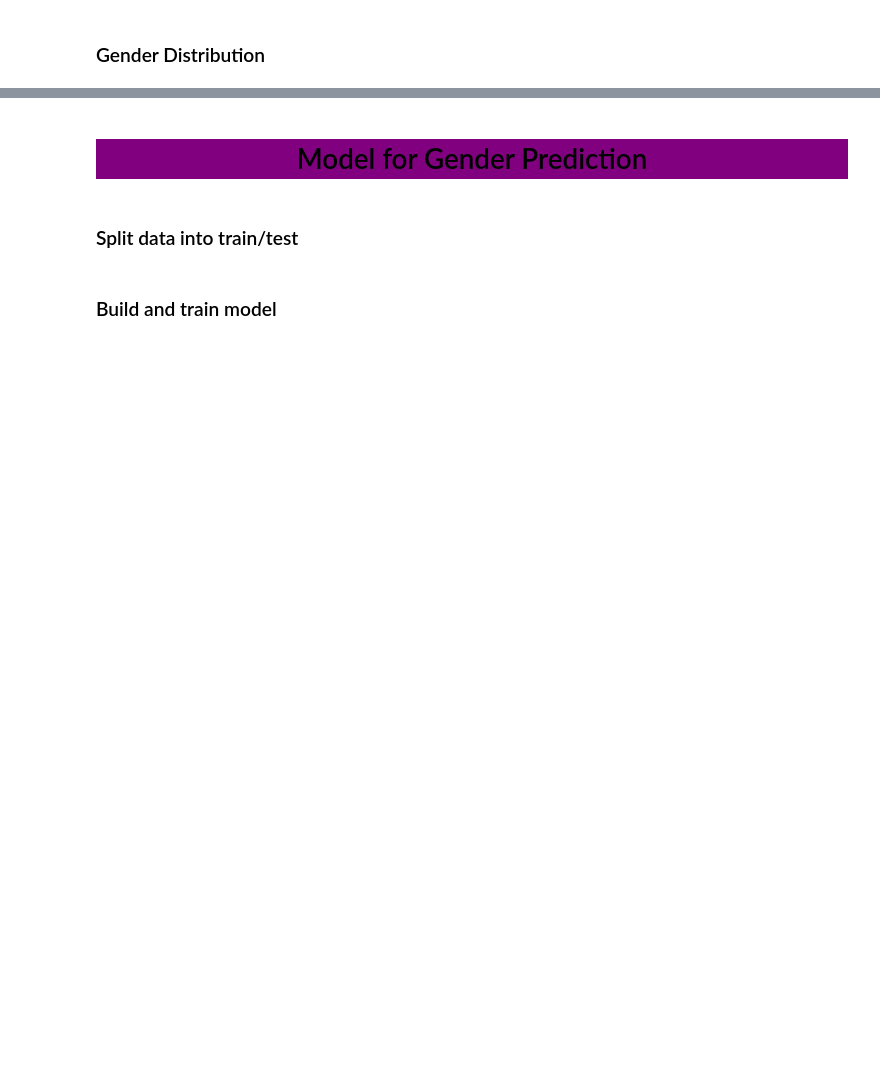
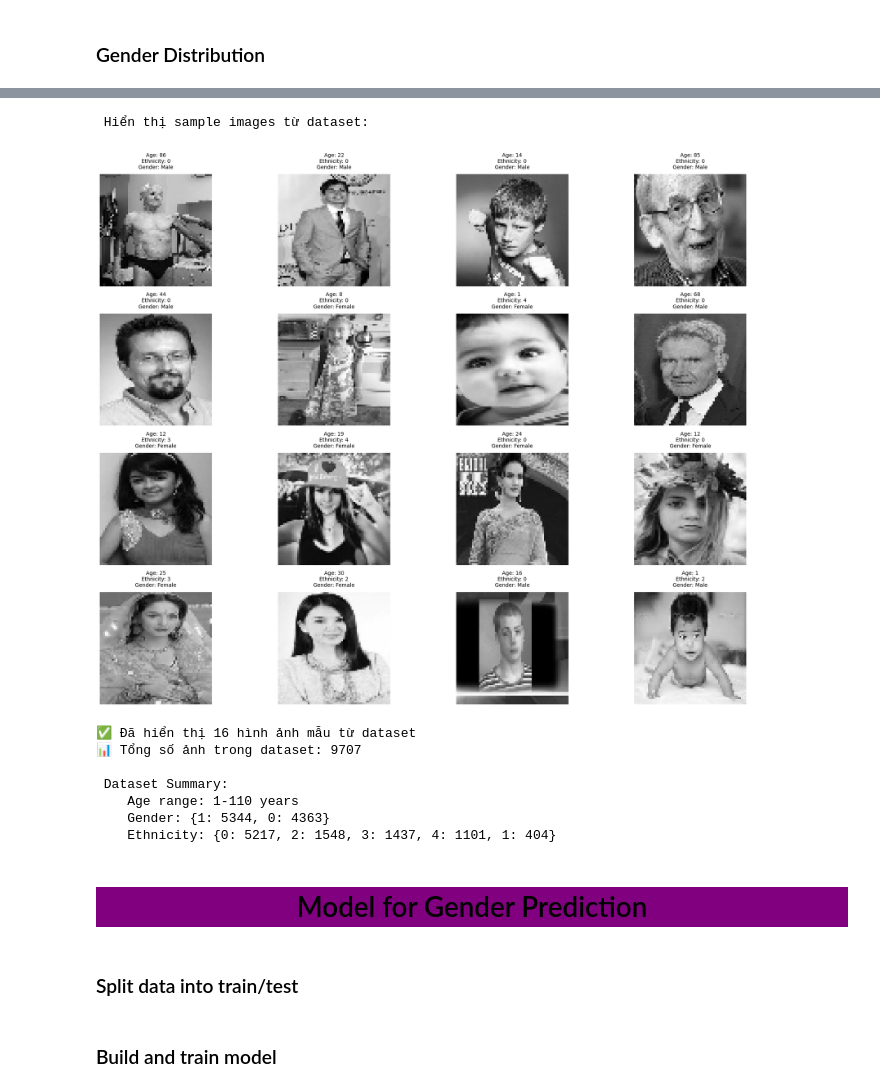
Before and after one commit to tuyentoo1911/Age--Gender--Prediction, a Jupyter notebook: Age,_Gender_&_Ethnicity_Prediction.ipynb, the cells around one changed output, grey strips where cells are left out. Saved outputs shown, nothing was run; the diff lists cells and outputs as text; code cells hidden in the pictures; blank space fills up the shorter version.

Commit message:
import file

```diff
--- a/Age,_Gender_&_Ethnicity_Prediction.ipynb
+++ b/Age,_Gender_&_Ethnicity_Prediction.ipynb
@@ -464,3 +334,60 @@ print("🎯 Lưu ý: Ảnh được load trực tiếp từ file, không qua mem
+# %%
+# 🖼️ Hiển thị sample images từ dataset
+import matplotlib.pyplot as plt
+import numpy as np
+from tensorflow.keras.preprocessing.image import load_img, img_to_array
+
+print(" Hiển thị sample images từ dataset:")
+
+sample_indices = np.random.choice(len(data), size=16, replace=False)
+
+plt.figure(figsize=(20, 15))
+for i, idx in enumerate(sample_indices):
+    plt.subplot(4, 4, i + 1)
+
+    # Lấy thông tin từ data
+    row = data.iloc[idx]
+    img_path = row['filepath']
+
+    try:
+        # Load và hiển thị ảnh
+        img = load_img(img_path, target_size=(64, 64), color_mode='grayscale')
+        img_array = img_to_array(img)
+
+        plt.imshow(img_array.squeeze(), cmap='gray')
+        plt.axis('off')
+
+        # Hiển thị thông tin
+        gender_text = 'Male' if row['gender'] == 0 else 'Female'
+        title = f"Age: {row['age']}\nEthnicity: {row['ethnicity']}\nGender: {gender_text}"
+        plt.title(title, fontsize=10, pad=10)
+
+    except Exception as e:
+        plt.text(0.5, 0.5, f"Error loading\n{row['filename']}",
+                ha='center', va='center', transform=plt.gca().transAxes)
+        plt.axis('off')
+
+plt.tight_layout()
+plt.show()
+
+print(f"✅ Đã hiển thị 16 hình ảnh mẫu từ dataset")
+print(f"📊 Tổng số ảnh trong dataset: {len(data)}")
+
+# Hiển thị distribution summary ngắn gọn
+print(f"\n Dataset Summary:")
+print(f"    Age range: {data['age'].min()}-{data['age'].max()} years")
+print(f"    Gender: {data['gender'].value_counts().to_dict()}")
+print(f"    Ethnicity: {data['ethnicity'].value_counts().to_dict()}")
+# %% [output]
+ Hiển thị sample images từ dataset:
+[figure, added]
+✅ Đã hiển thị 16 hình ảnh mẫu từ dataset
+📊 Tổng số ảnh trong dataset: 9707
+
+ Dataset Summary:
+    Age range: 1-110 years
+    Gender: {1: 5344, 0: 4363}
+    Ethnicity: {0: 5217, 2: 1548, 3: 1437, 4: 1101, 1: 404}
 # %% [markdown]
  <a id="04"></a>
 
```
Also changed, not shown: parts of 17 cells of this notebook, 2 other files.
